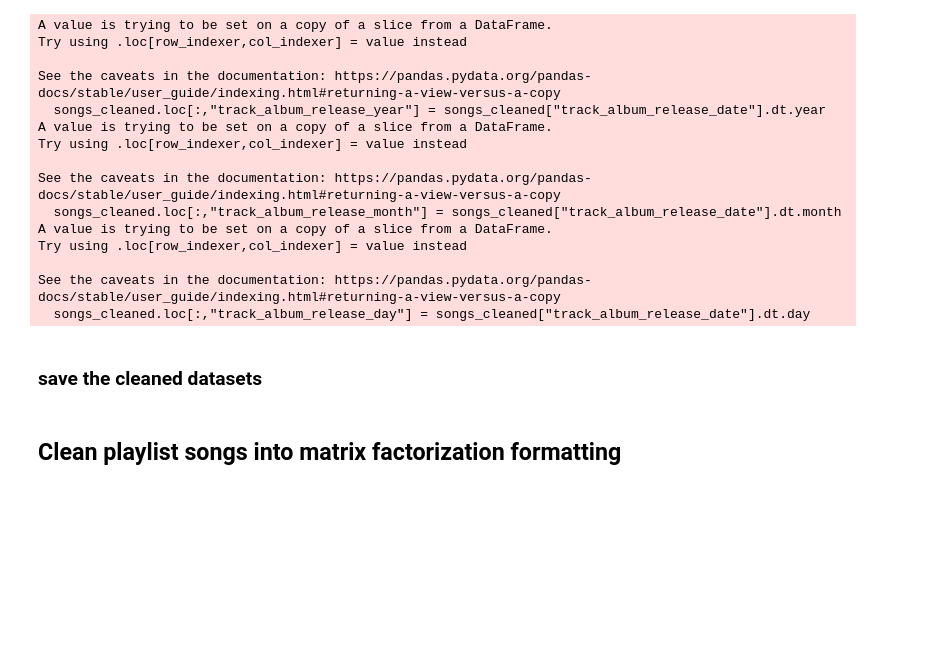
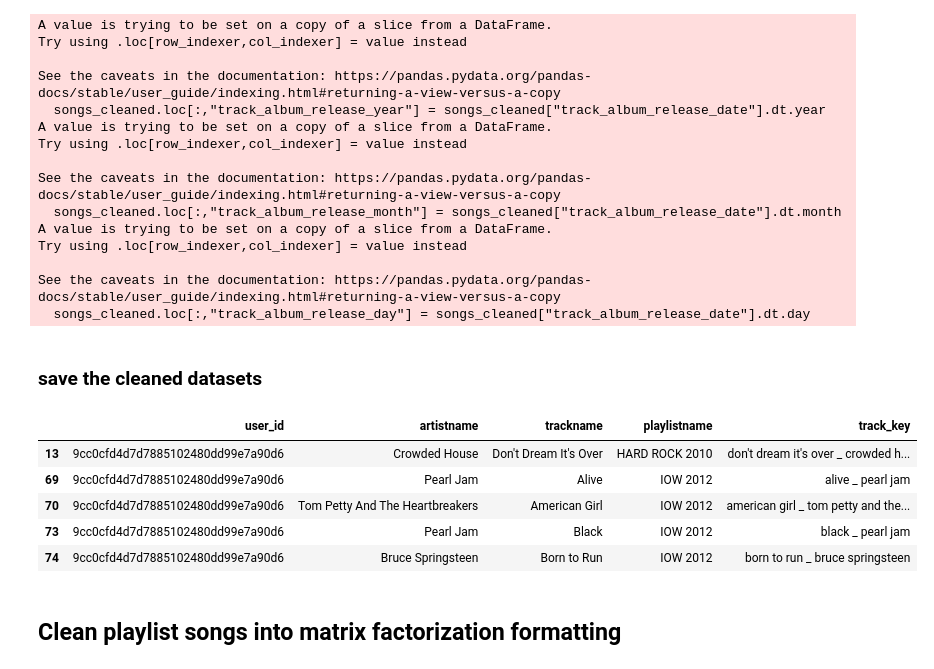
Before and after one commit to lilylogan/cs453_project, a Jupyter notebook: data_preprocessing.ipynb, the cells around one changed output. Saved outputs shown, nothing was run; the diff lists cells and outputs as text; code cells hidden in the pictures; blank space fills up the shorter version.

```diff
--- a/data_preprocessing.ipynb
+++ b/data_preprocessing.ipynb
@@ -144,10 +166,10 @@ playlists['trackname'] = playlists['trackname'].str.lower().str.strip()
 # %%
 # Step 1: Identify the common artists between both tables
-common_artists = songs['track_name'].isin(playlists['trackname'])
+common_artists = songs['track_key'].isin(playlists['track_key'])
 
 # Step 2: Filter both tables to include only the common artists
 songs_cleaned = songs[common_artists]
-playlists_cleaned = playlists[playlists['trackname'].isin(songs['track_name'])]
+playlists_cleaned = playlists[playlists['track_key'].isin(songs['track_key'])]
 # %% [markdown]
 ### check the shape difference to see what has been dropped
 # %%
@@ -220,6 +242,14 @@ songs_cleaned = songs_cleaned.drop("track_album_release_date", axis=1)
 songs_cleaned.drop(["track_album_id", "playlist_id"], axis=1, inplace=True)
 # %%
 songs_cleaned.to_csv('cleaned_data/songs_cleaned.csv', index=False)
+playlists_cleaned.head()
+# %% [output]
+|  | user_id | artistname | trackname | playlistname | track_key |
+| 13 | 9cc0cfd4d7d7885102480dd99e7a90d6 | Crowded House | Don't Dream It's Over | HARD ROCK 2010 | don't dream it's over _ crowded h... |
+| 69 | 9cc0cfd4d7d7885102480dd99e7a90d6 | Pearl Jam | Alive | IOW 2012 | alive _ pearl jam |
+| 70 | 9cc0cfd4d7d7885102480dd99e7a90d6 | Tom Petty And The Heartbreakers | American Girl | IOW 2012 | american girl _ tom petty and the... |
+| 73 | 9cc0cfd4d7d7885102480dd99e7a90d6 | Pearl Jam | Black | IOW 2012 | black _ pearl jam |
+| 74 | 9cc0cfd4d7d7885102480dd99e7a90d6 | Bruce Springsteen | Born to Run | IOW 2012 | born to run _ bruce springsteen |
 # %% [markdown]
 ## Clean playlist songs into matrix factorization formatting
 # %%
```
Also changed, not shown: parts of 13 cells of this notebook.
